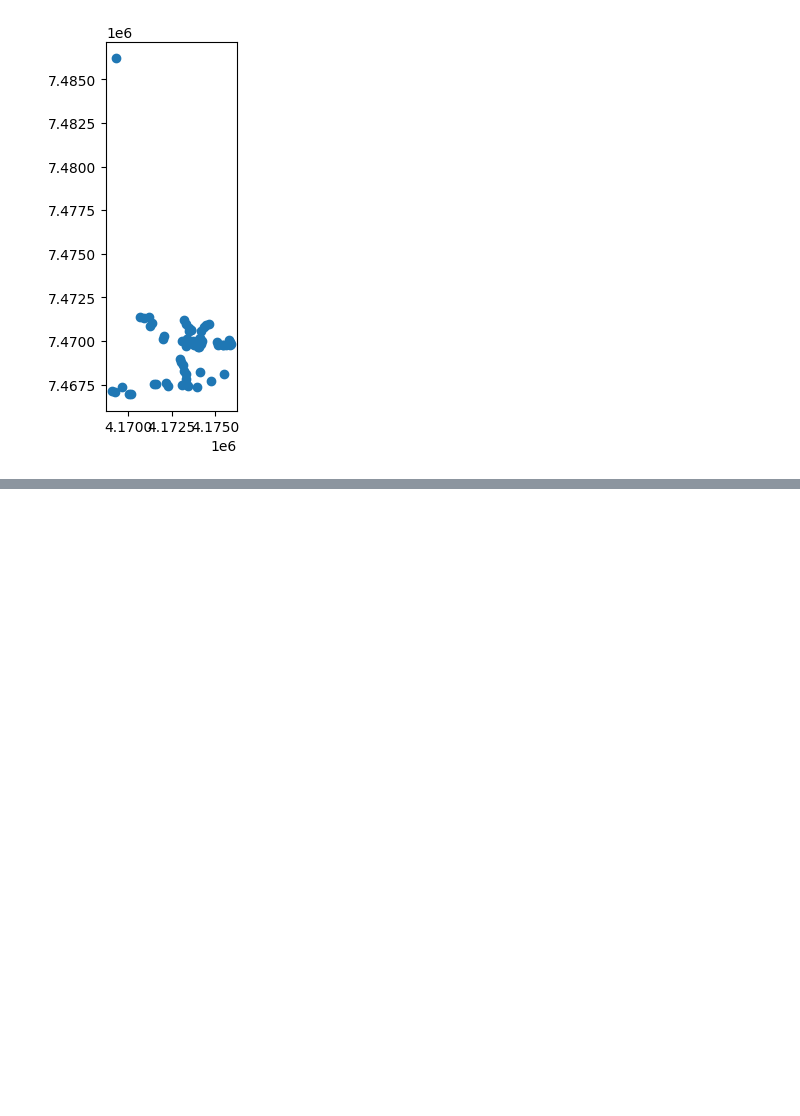
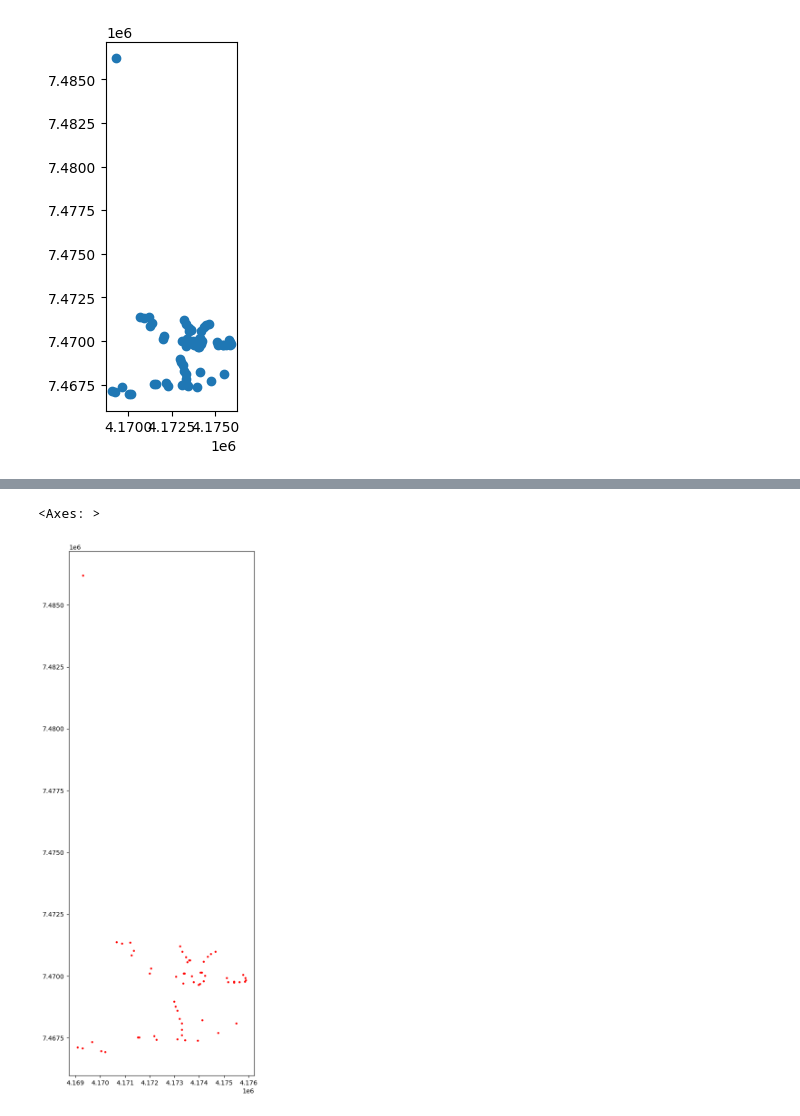
Before and after one commit to Kin1599/hack_9PM, a Jupyter notebook: notebooks/read_data.ipynb, the cells around one changed output, grey strips where cells are left out. Drawn from its saved outputs; the diff is of its cells as text; code cells hidden in the pictures; blank space fills up the shorter version.

```diff
--- a/notebooks/read_data.ipynb
+++ b/notebooks/read_data.ipynb
@@ -112,0 +128,6 @@ combined_gdf.plot(ax=ax, color='blue', edgecolor='k', alpha=0.5)
+# %%
+fig, ax = plt.subplots(figsize=(15, 15))
+stop_df.plot(ax=ax, color='red', marker='o', markersize=5, label='Остановки')
+# %% [output]
+<Axes: >
+[figure, added]
```
Also changed, not shown: parts of 6 cells of this notebook, 1 other file.
